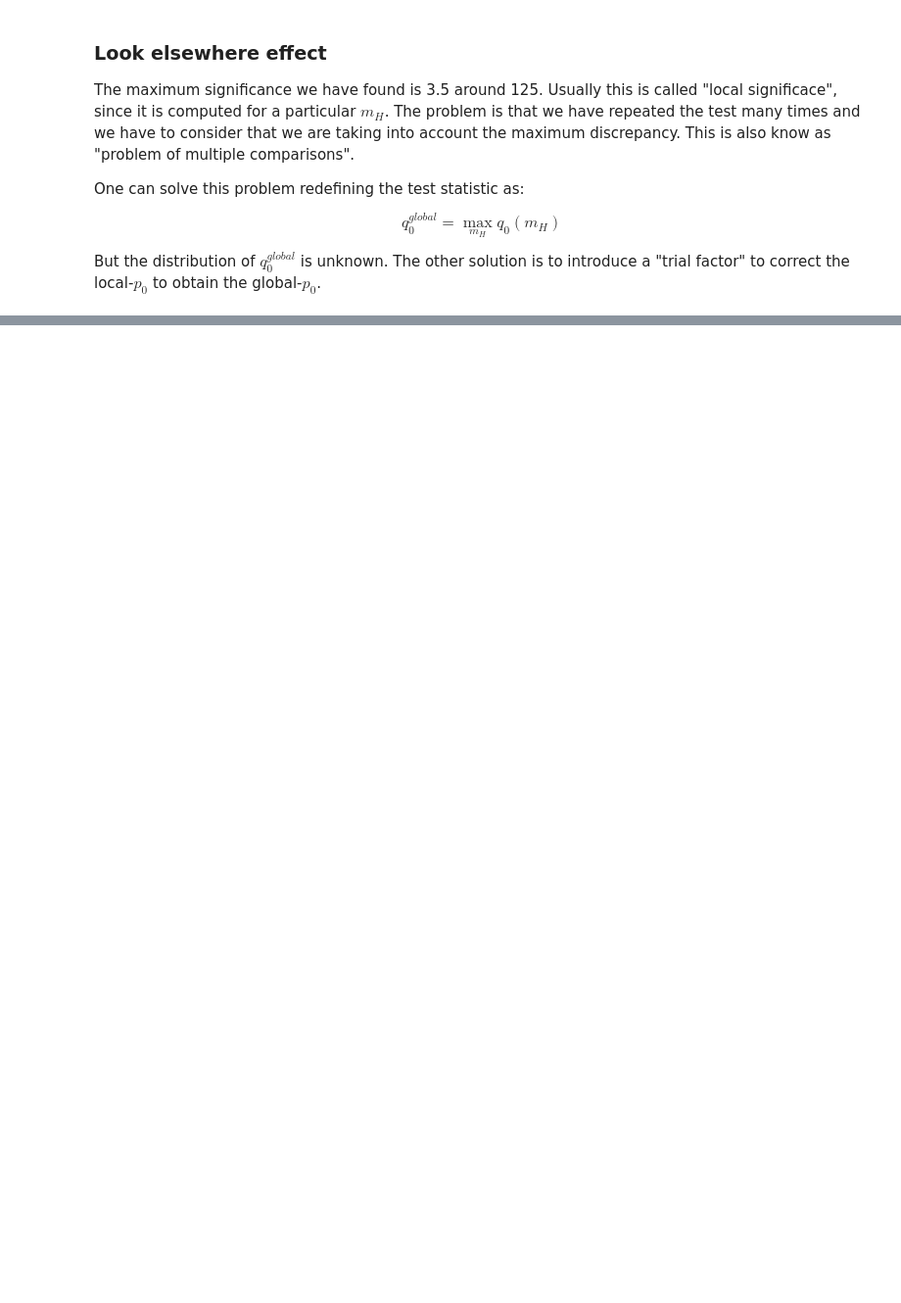
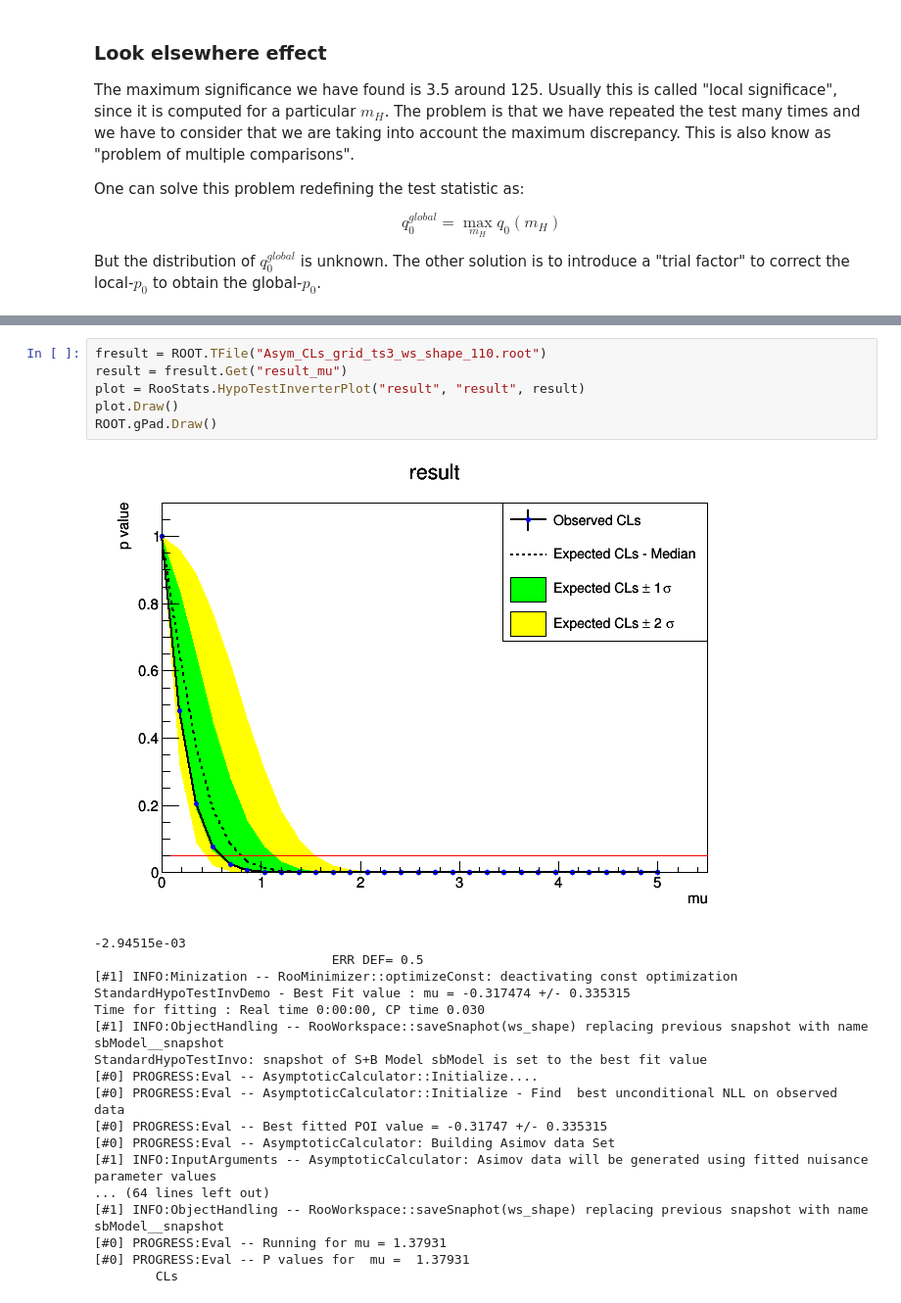
Before and after one commit to wiso/StatisticsLectures, a Jupyter notebook: Lecture3.ipynb, the cells around one changed output, grey strips where cells are left out. Shown at 98% size. Drawn from its saved outputs; the diff is of its cells as text; blank space fills up the shorter version.

```diff
--- a/Lecture3.ipynb
+++ b/Lecture3.ipynb
@@ -572,0 +590,25 @@ pvalue_b
+# %%
+fresult = ROOT.TFile("Asym_CLs_grid_ts3_ws_shape_110.root")
+result = fresult.Get("result_mu")
+plot = RooStats.HypoTestInverterPlot("result", "result", result)
+plot.Draw()
+ROOT.gPad.Draw()
+# %% [output]
+[figure, added]
+-2.94515e-03
+                               ERR DEF= 0.5
+[#1] INFO:Minization -- RooMinimizer::optimizeConst: deactivating const optimization
+StandardHypoTestInvDemo - Best Fit value : mu = -0.317474 +/- 0.335315
+Time for fitting : Real time 0:00:00, CP time 0.030
+[#1] INFO:ObjectHandling -- RooWorkspace::saveSnaphot(ws_shape) replacing previous snapshot with name sbModel__snapshot
+StandardHypoTestInvo: snapshot of S+B Model sbModel is set to the best fit value
+[#0] PROGRESS:Eval -- AsymptoticCalculator::Initialize....
+[#0] PROGRESS:Eval -- AsymptoticCalculator::Initialize - Find  best unconditional NLL on observed data
+[#0] PROGRESS:Eval -- Best fitted POI value = -0.31747 +/- 0.335315
+[#0] PROGRESS:Eval -- AsymptoticCalculator: Building Asimov data Set
+[#1] INFO:InputArguments -- AsymptoticCalculator: Asimov data will be generated using fitted nuisance parameter values
+... (64 lines left out)
+[#1] INFO:ObjectHandling -- RooWorkspace::saveSnaphot(ws_shape) replacing previous snapshot with name sbModel__snapshot
+[#0] PROGRESS:Eval -- Running for mu = 1.37931
+[#0] PROGRESS:Eval -- P values for  mu =  1.37931
+        CLs
```
Also changed, not shown: parts of 25 cells of this notebook, 3 other files.
